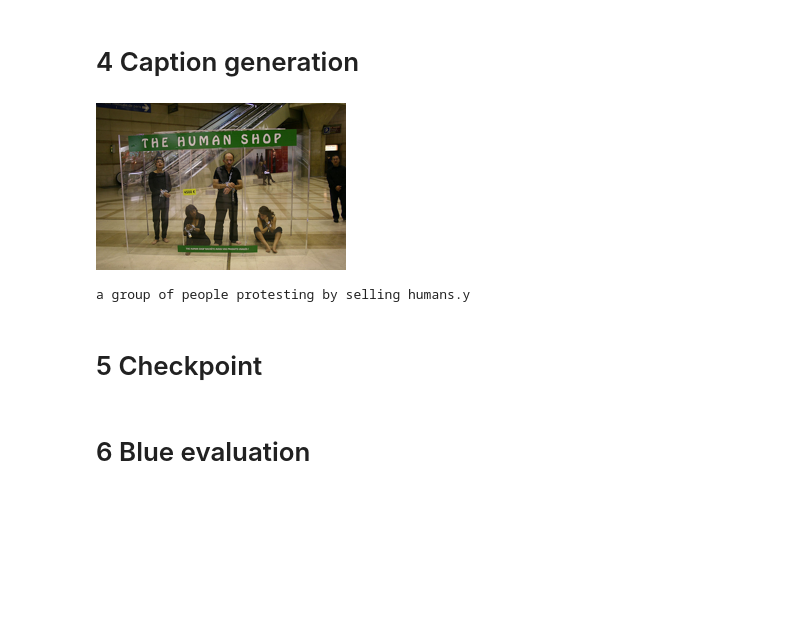
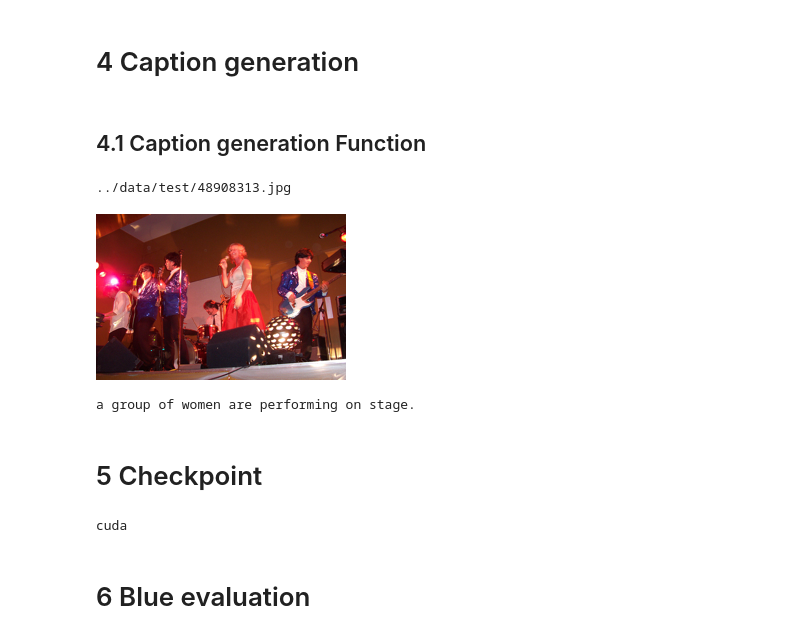
Before and after one commit to Tiazzo/image-captioning, a Jupyter notebook: models_capt/git.ipynb, the cells around one changed output. Drawn from its saved outputs; the diff is of its cells as text; code cells hidden in the pictures; blank space fills up the shorter version.

```diff
--- a/models_capt/git.ipynb
+++ b/models_capt/git.ipynb
@@ -39,6 +35,7 @@ class ImageCaptionDataset(Dataset):
             raise ValueError(f"Data root '{root_cpt}' is invalid")
 
         self.df = pd.read_table(captions_file, sep=",", header=None, names=["image", "caption"], dtype='str')
+        self.df.dropna(inplace=True)
 
     def __len__(self):
         return len(self.df)
@@ -168,36 +165,47 @@ plt.show()
 [figure]
 # %% [markdown]
 # 4 Caption generation
+# %% [markdown]
+## 4.1 Caption generation Function
+# %%
+def generate_caption(idx, model, processor):
+
+    device = torch.device("cuda" if torch.cuda.is_available() else "cpu")
+    encoding, image = test_dataset[idx]
+
+
+    # Make sure encoding is moved to the right device
+    # encoding, image = {k: v.unsqueeze(0).to(device) for k, v in encoding.items() if k in ['input_ids', 'pixel_values']}
+    inputs = processor(images=image, return_tensors='pt').to(device)
+    pixel_values = inputs.pixel_values
+    generated_ids = model.generate(pixel_values=pixel_values, max_length=50)
+    generated_caption = processor.batch_decode(generated_ids, skip_special_tokens=True)[0]
+
+
+    # Generate caption
+    # with torch.no_grad():
+        # generated_ids = model.generate(pixel_values=pixel_values, max_length=513)
+
+    # Decode generated caption
+    # generated_caption = processor.decode(generated_ids[0], skip_special_tokens=True)
+
+    return generated_caption
 # %%
 import random
 
 idx = random.randint(0, len(test_dataset))
 df = pd.read_table("../data/test/captions_test.txt", sep=",", header=None, names=["image", "caption"], dtype='str')
 img_name = os.path.join("../data/test", df.iloc[idx, 0])
 image = Image.open(img_name)
 width, height = image.size
 display(image.resize((int(0.5*width), int(0.5*height))))
 
-def generate_caption(idx, model, processor):
-    encoding, image = test_dataset[idx]
-
-    # Make sure encoding is moved to the right device
-    encoding = {k: v.unsqueeze(0).to(device) for k, v in encoding.items() if k in ['input_ids', 'pixel_values']}
-
-    # Generate caption
-    with torch.no_grad():
-        generated_ids = model.generate(**encoding, max_length=513)
-
-    # Decode generated caption
-    generated_caption = processor.decode(generated_ids[0], skip_special_tokens=True)
-
-    return generated_caption
-
 caption = generate_caption(idx, model, processor)
 print(caption)
 # %% [output]
+../data/test/48908313.jpg
-[figure, old version]
+[figure, new version]
-a group of people protesting by selling humans.y
+a group of women are performing on stage.
 # %% [markdown]
 # 5 Checkpoint
 # %%
@@ -210,12 +218,16 @@ a group of people protesting by selling humans.y
     # "ckpt/git.ckpt",
 # )
 
-ckpt = torch.load("../ckpt/git.ckpt", map_location="cpu")
+device = torch.device("cuda" if torch.cuda.is_available() else "cpu")
+print(device)
+ckpt = torch.load("../ckpt/git.ckpt", map_location=device)
 
-model = AutoModelForCausalLM.from_pretrained("microsoft/git-base")
+model = AutoModelForCausalLM.from_pretrained("microsoft/git-base").to(device)
 model.load_state_dict(ckpt["model_state_dict"])
 
 train_loss = ckpt["train_losses"]
+# %% [output]
+cuda
 # %% [markdown]
 # 6 Blue evaluation
 # %%
```
Also changed, not shown: parts of 6 cells of this notebook, 3 other files.
